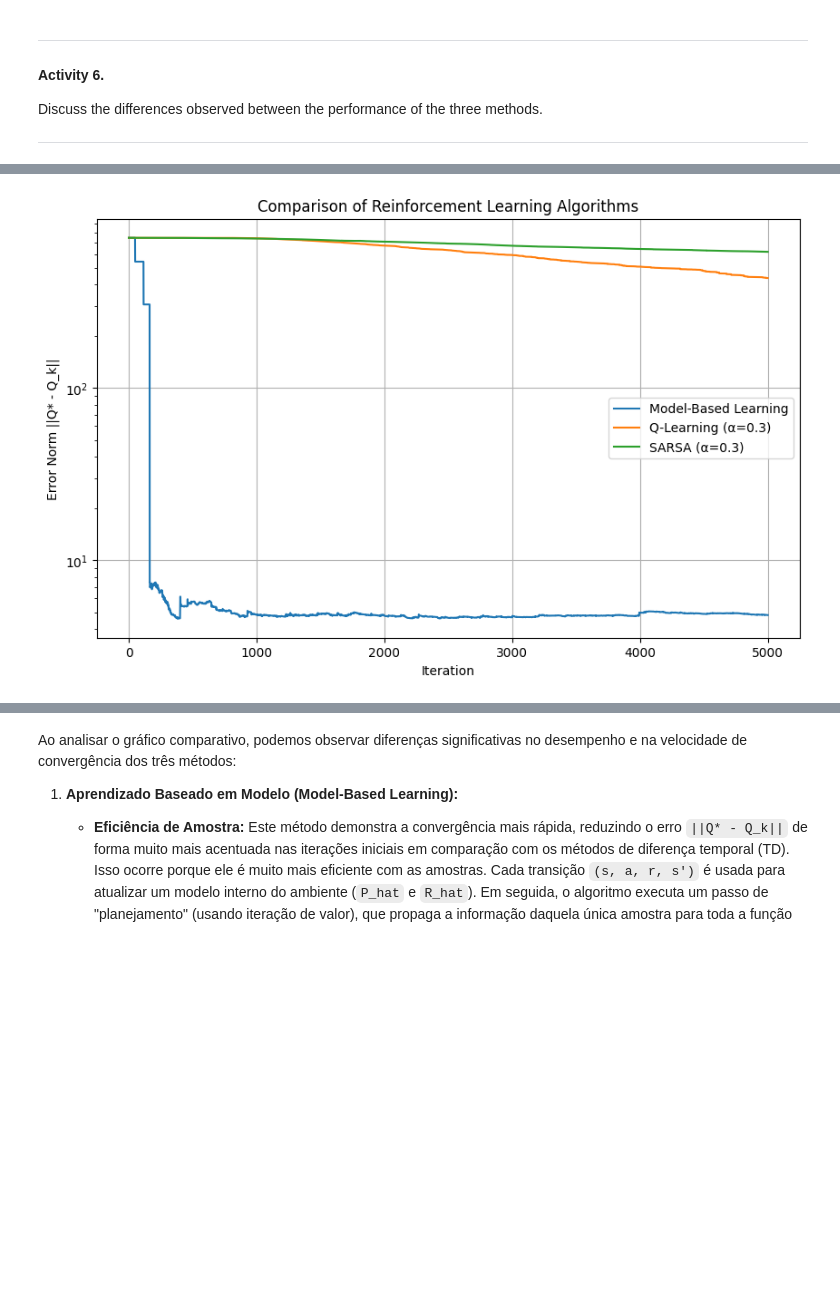
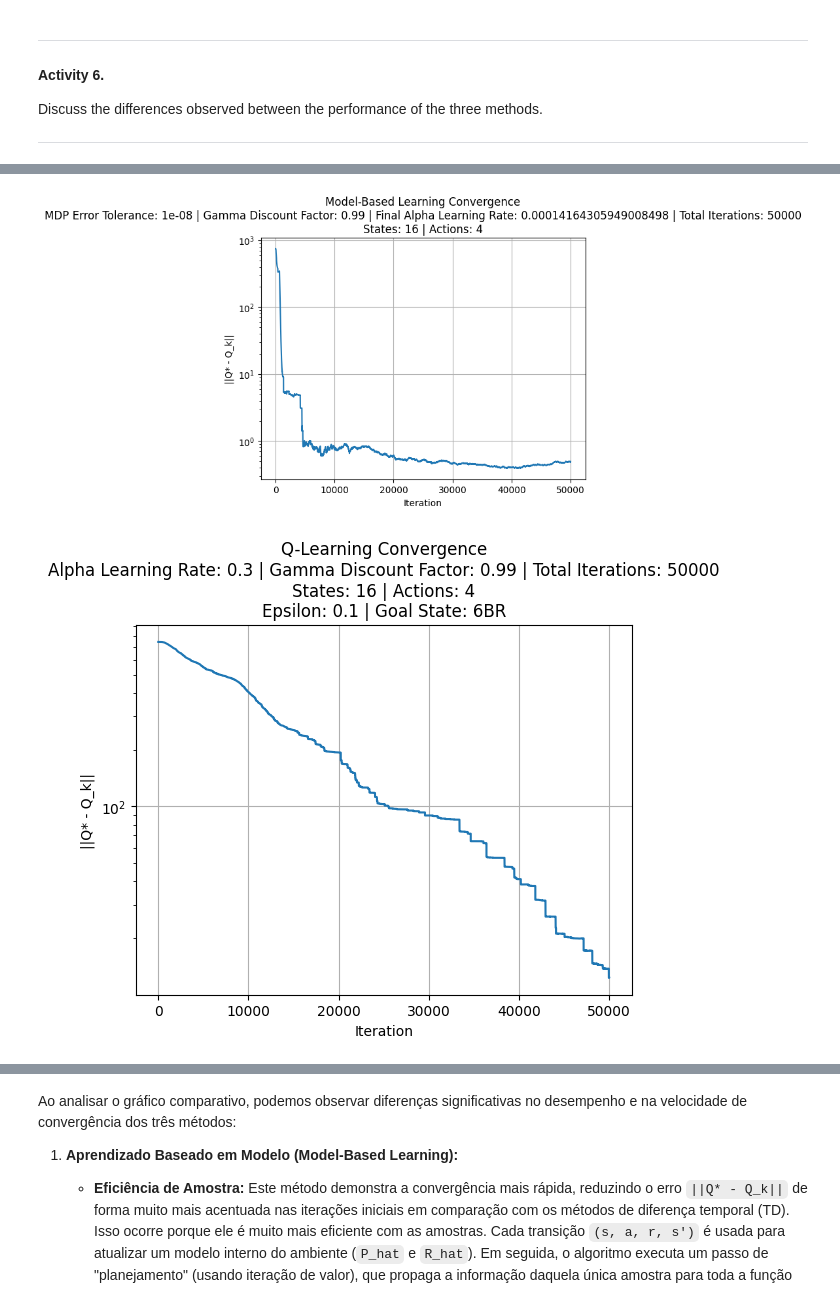
Before and after one commit to yangricardo/INF2070_202502_DEEP_REINFORCEMENT_LEARNING, a Jupyter notebook: labs/2_reinforcement_learning/lab-RL-yang.ipynb, the cells around one changed output, grey strips where cells are left out. Cells and saved outputs as stored; diff of their text form; code cells hidden in the pictures; blank space fills up the shorter version.

```diff
--- a/labs/2_reinforcement_learning/lab-RL-yang.ipynb
+++ b/labs/2_reinforcement_learning/lab-RL-yang.ipynb
@@ -326,8 +345,6 @@ Plot the norm $\|Q^*-Q^{(k)}\|$ every iteration of your method, where $Q^*$ is t
 
 ---
 # %%
-%matplotlib inline
-
 def run_model_based_learning(
   s_states: List[str] = S.copy(),
   a_actions: List[str] = A.copy(),
@@ -369,6 +386,8 @@ def run_model_based_learning(
   N_visits = np.zeros((num_states, num_actions))
   # Inicializa a função Q com zeros.
   Q_k = np.zeros((num_states, num_actions))
+  # Inicializa a função de valor V com zeros (para passar para compute_mdp).
+  V_function = np.zeros((num_states, 1))
 
   # Lista para armazenar o erro a cada iteração.
   error_history = []
@@ -402,7 +421,7 @@ def run_model_based_learning(
     P_hat[action_index][current_state_index, :] = (1 - alpha) * P_hat[action_index][current_state_index, :] + alpha * s_prime_one_hot
 
     # Recalcula a função Q ótima (Q_k) usando o modelo atualizado (P_hat, R_hat).
-    Q_k, _ = compute_mdp_optimal_q_function(s_states, a_actions, P_hat, R_hat, gamma_discount_factor, error_tolerance=mdp_error_tolerance, plot_graph=False)
+    Q_k, V_function = compute_mdp(s_states=s_states, a_actions=a_actions, P_transitions=P_hat, V_function=V_function, R_rewards=R_hat, gamma_discount_factor=gamma_discount_factor)
 
     # Calcula e armazena a norma do erro entre a Q ótima real e a Q estimada.
     error = np.linalg.norm(q_star_optimal - Q_k)
@@ -726,14 +788,55 @@ Discuss the differences observed between the performance of the three methods.
 # %%
+iterations = 50000
+Q_model_based, Q_model_based_error_history = run_model_based_learning(
+  s_states=S.copy(),
+  a_actions=A.copy(),
+  P_true=P.copy(),
+  R_true=Rw.copy(),
+  gamma_discount_factor=gamma,
+  q_star_optimal=Q_star.copy(),
+  num_iterations=iterations,
+  epsilon_choice_random=epsilon_greedy,
+  mdp_error_tolerance=1e-8,
+  plot_graph=True
+)
+Q_q_learning, Q_q_learning_error_history = run_q_learning(
+  s_states=S.copy(),
+  a_actions=A.copy(),
+  P_true=P.copy(),
+  R_true=Rw.copy(),
+  q_star_optimal=Q_star.copy(),
+  num_iterations=iterations,
+  gamma_discount_factor=gamma,
+  epsilon_choice_random=0.1,
+  alpha_learning_rate=0.3,
+  goal_state='6BR',
+  plot_graph=True
+)
+Q_sarsa, Q_sarsa_error_history = run_sarsa(
+  s_states=S.copy(),
+  a_actions=A.copy(),
+  P_true=P.copy(),
+  R_true=Rw.copy(),
+  q_star_optimal=Q_star.copy(),
+  num_iterations=iterations,
+  gamma_discount_factor=gamma,
+  epsilon_choice_random=0.1,
+  alpha_learning_rate=0.3,
+  goal_state='6BR',
+  plot_graph=True
+)
+
 plt.figure(figsize=(10, 6))
 plt.plot(Q_model_based_error_history, label='Model-Based Learning')
 plt.plot(Q_q_learning_error_history, label='Q-Learning (α=0.3)')
 plt.plot(Q_sarsa_error_history, label='SARSA (α=0.3)')
 plt.yscale('log')
 plt.xlabel('Iteration')
 plt.ylabel('Error Norm ||Q* - Q_k||')
 plt.title('Comparison of Reinforcement Learning Algorithms')
 plt.legend()
 plt.grid(True)
 plt.show()
 # %% [output]
-[figure, old version]
+[figure, new version]
+[figure, added]
```
Also changed, not shown: parts of 10 cells of this notebook.
